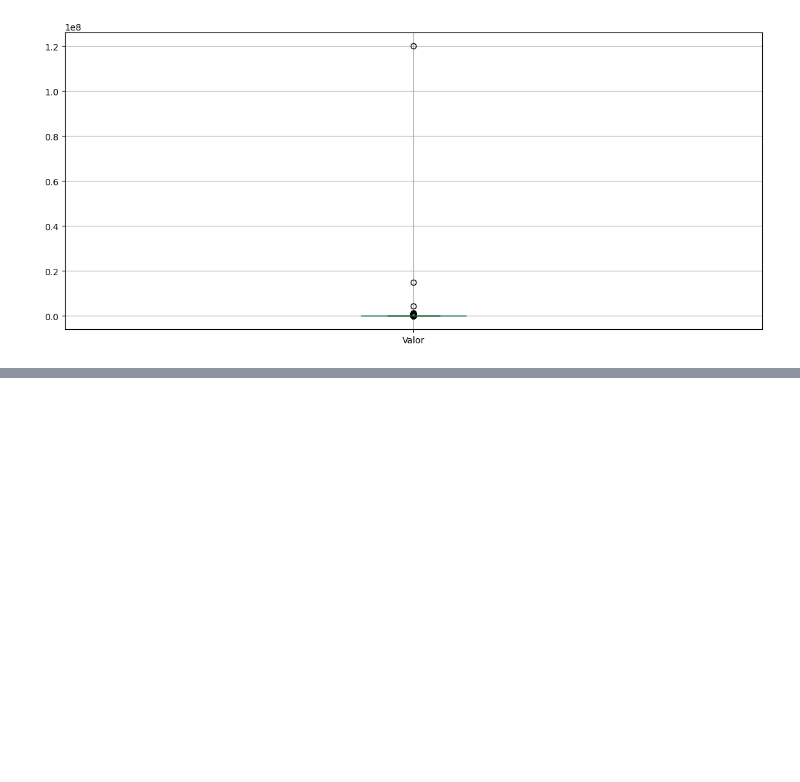
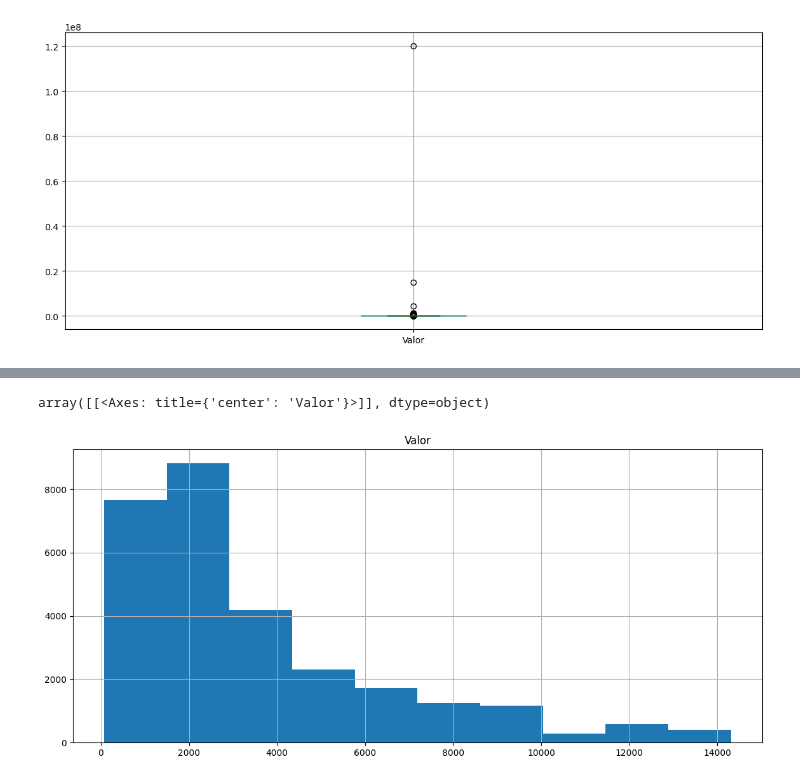
Before and after one commit to AdrianCPC/Data_analysis_rentals, a Jupyter notebook: Base_de_Datos.ipynb, the cells around one changed output, grey strips where cells are left out. Cells and saved outputs as stored; diff of their text form; code cells hidden in the pictures; blank space fills up the shorter version.

```diff
--- a/Base_de_Datos.ipynb
+++ b/Base_de_Datos.ipynb
@@ -1503,0 +1526,5 @@ valor = datos['Valor']
+# %%
+datos_new.hist(['Valor'])
+# %% [output]
+array([[<Axes: title={'center': 'Valor'}>]], dtype=object)
+[figure, added]
```
Also changed, not shown: parts of 19 cells of this notebook.
